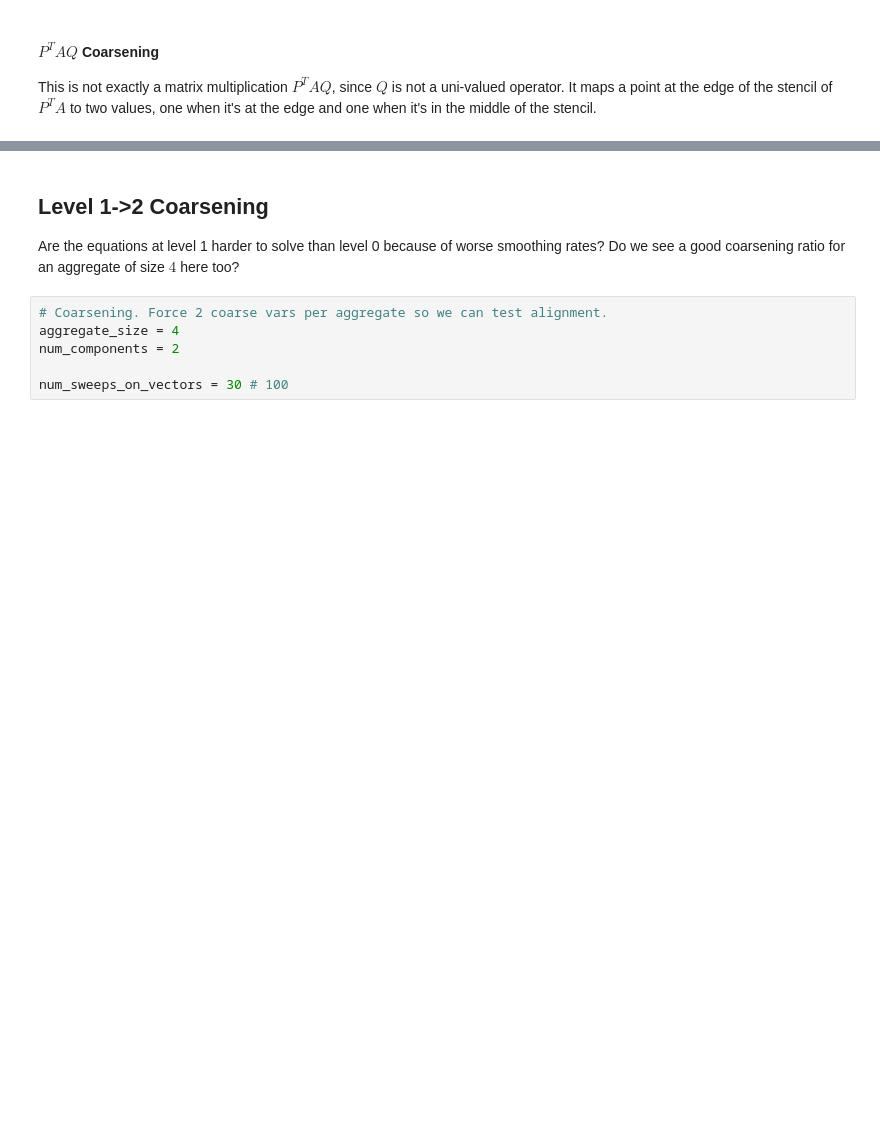
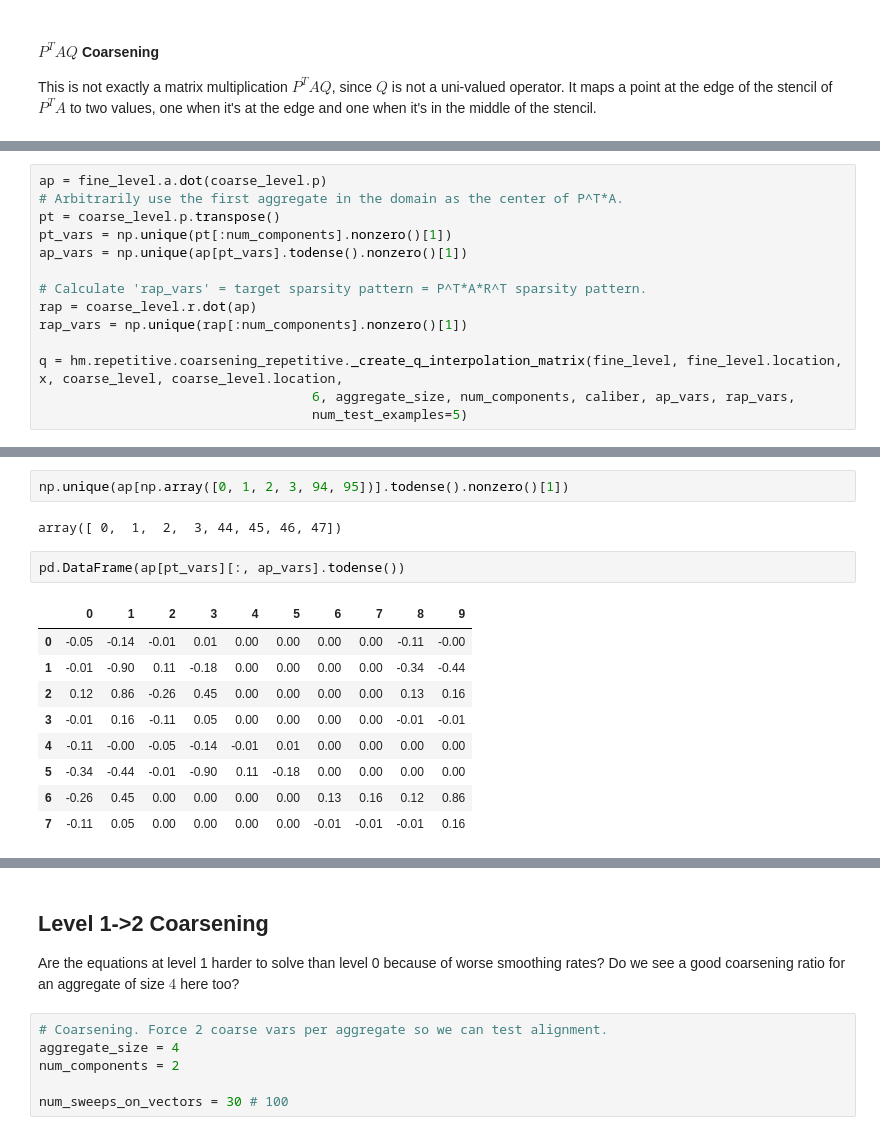
Before and after one commit to 436ahsan/Helmholtz, a Jupyter notebook: notebooks/repetitive/4_2_coarsening_ptaq.ipynb, the cells around one changed output, grey strips where cells are left out. Cells and saved outputs as stored; diff of their text form; blank space fills up the shorter version.

```diff
--- a/notebooks/repetitive/4_2_coarsening_ptaq.ipynb
+++ b/notebooks/repetitive/4_2_coarsening_ptaq.ipynb
@@ -456,0 +458,14 @@ nbhr [[0 1 4 5 2 3]
+# %%
+ap = fine_level.a.dot(coarse_level.p)
+# Arbitrarily use the first aggregate in the domain as the center of P^T*A.
+pt = coarse_level.p.transpose()
+pt_vars = np.unique(pt[:num_components].nonzero()[1])
+ap_vars = np.unique(ap[pt_vars].todense().nonzero()[1])
+
+# Calculate 'rap_vars' = target sparsity pattern = P^T*A*R^T sparsity pattern.
+rap = coarse_level.r.dot(ap)
+rap_vars = np.unique(rap[:num_components].nonzero()[1])
+
+q = hm.repetitive.coarsening_repetitive._create_q_interpolation_matrix(fine_level, fine_level.location, x, coarse_level, coarse_level.location,
+                                   6, aggregate_size, num_components, caliber, ap_vars, rap_vars,
+                                   num_test_examples=5)
@@ -456,0 +481,16 @@ nbhr [[0 1 4 5 2 3]
+# %%
+np.unique(ap[np.array([0, 1, 2, 3, 94, 95])].todense().nonzero()[1])
+# %% [output]
+array([ 0,  1,  2,  3, 44, 45, 46, 47])
+# %%
+pd.DataFrame(ap[pt_vars][:, ap_vars].todense())
+# %% [output]
+|  | 0 | 1 | 2 | 3 | 4 | 5 | 6 | 7 | 8 | 9 |
+| 0 | -0.05 | -0.14 | -0.01 | 0.01 | 0.00 | 0.00 | 0.00 | 0.00 | -0.11 | -0.00 |
+| 1 | -0.01 | -0.90 | 0.11 | -0.18 | 0.00 | 0.00 | 0.00 | 0.00 | -0.34 | -0.44 |
+| 2 | 0.12 | 0.86 | -0.26 | 0.45 | 0.00 | 0.00 | 0.00 | 0.00 | 0.13 | 0.16 |
+| 3 | -0.01 | 0.16 | -0.11 | 0.05 | 0.00 | 0.00 | 0.00 | 0.00 | -0.01 | -0.01 |
+| 4 | -0.11 | -0.00 | -0.05 | -0.14 | -0.01 | 0.01 | 0.00 | 0.00 | 0.00 | 0.00 |
+| 5 | -0.34 | -0.44 | -0.01 | -0.90 | 0.11 | -0.18 | 0.00 | 0.00 | 0.00 | 0.00 |
+| 6 | -0.26 | 0.45 | 0.00 | 0.00 | 0.00 | 0.00 | 0.13 | 0.16 | 0.12 | 0.86 |
+| 7 | -0.11 | 0.05 | 0.00 | 0.00 | 0.00 | 0.00 | -0.01 | -0.01 | -0.01 | 0.16 |
```
Also changed, not shown: parts of 24 cells of this notebook, 8 other files.
